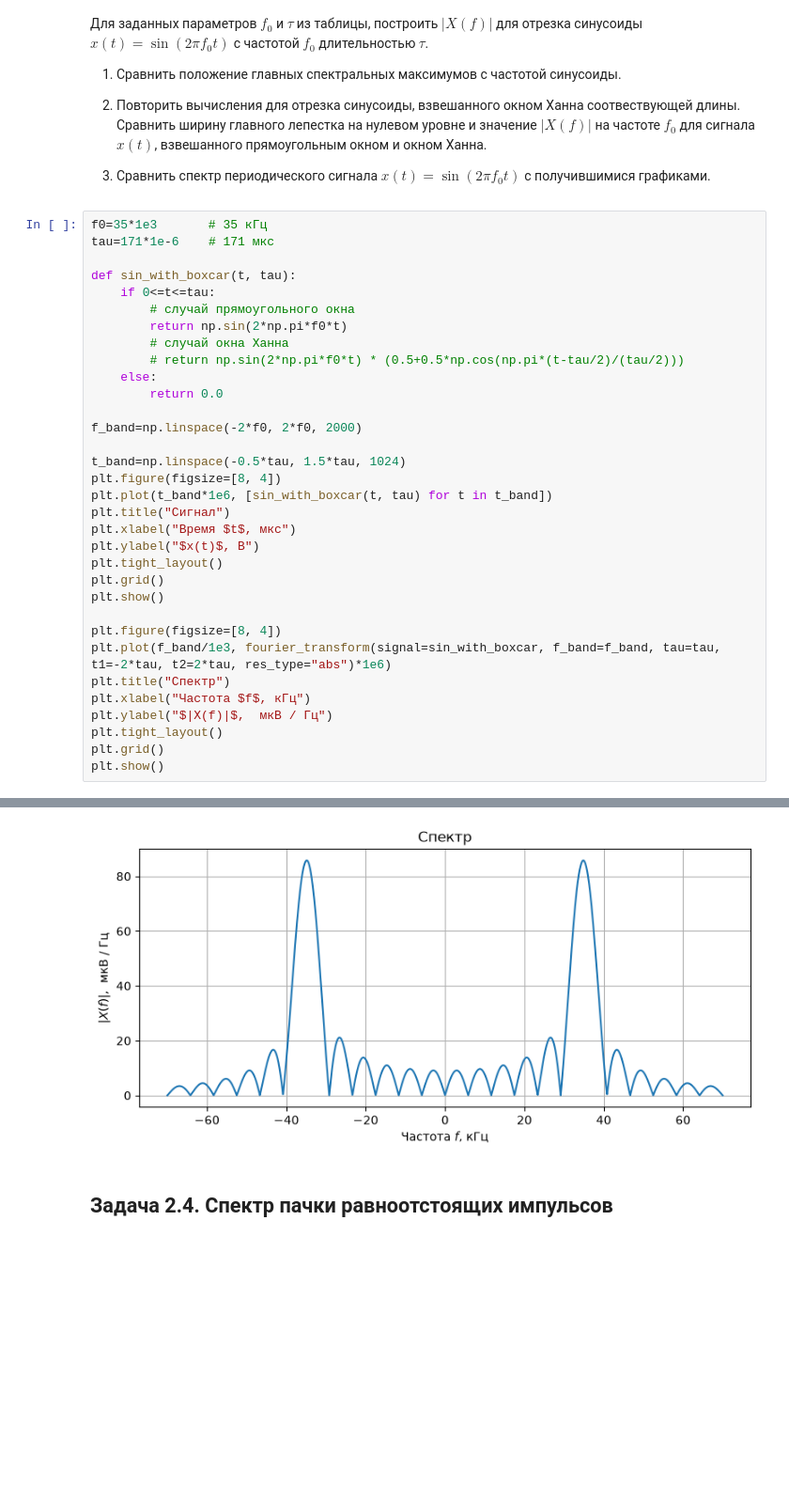
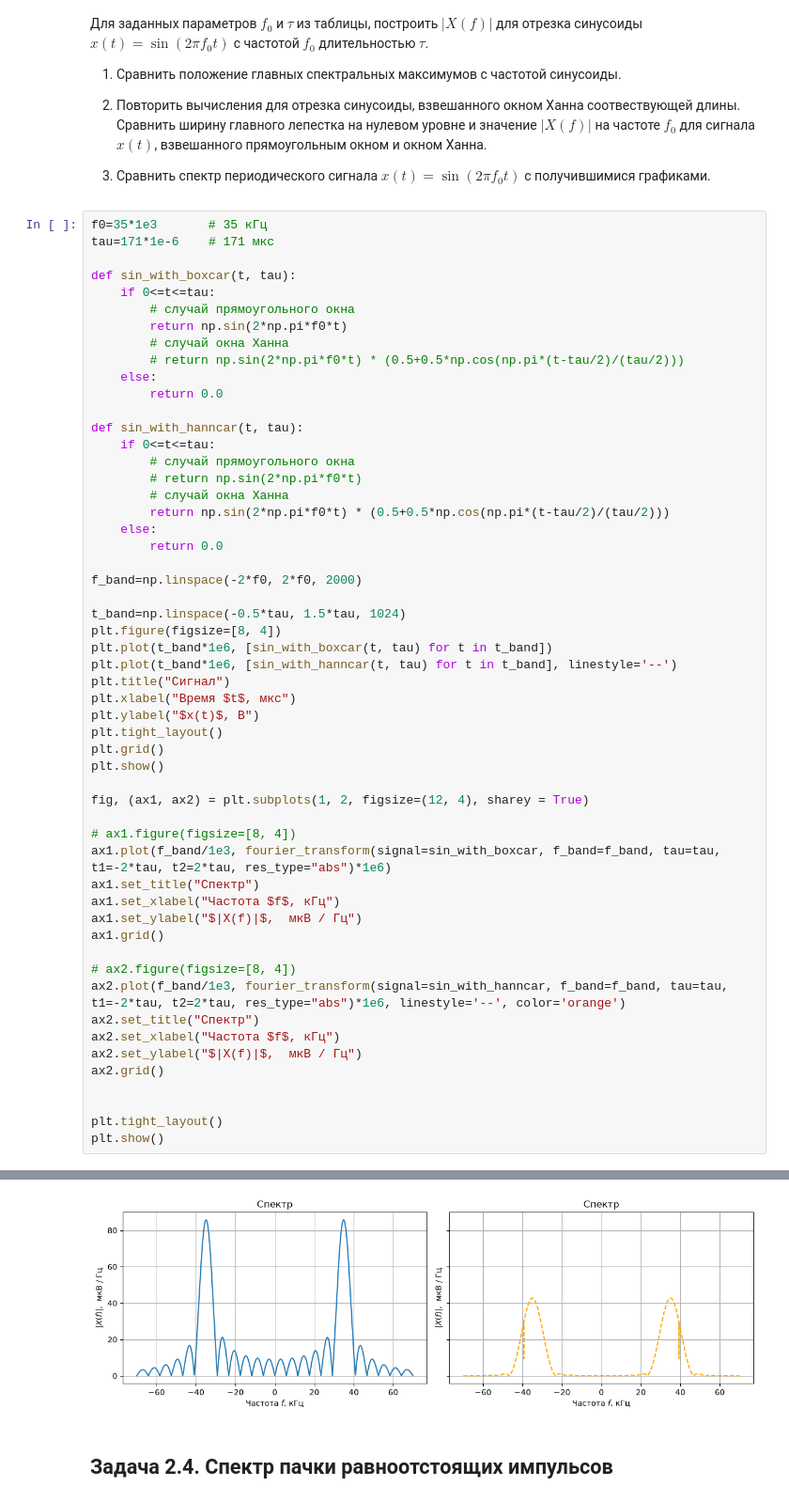
Before and after one commit to Bebriali/lab_rph, a Jupyter notebook: Lab1_task_ostashkinmaxim.ipynb, the cells around one changed output, grey strips where cells are left out. Shown at 94% size. Drawn from its saved outputs; the diff is of its cells as text; blank space fills up the shorter version.

```diff
--- a/Lab1_task_ostashkinmaxim.ipynb
+++ b/Lab1_task_ostashkinmaxim.ipynb
@@ -545,11 +562,21 @@ def sin_with_boxcar(t, tau):
     else:
         return 0.0
 
+def sin_with_hanncar(t, tau):
+    if 0<=t<=tau:
+        # случай прямоугольного окна
+        # return np.sin(2*np.pi*f0*t)
+        # случай окна Ханна
+        return np.sin(2*np.pi*f0*t) * (0.5+0.5*np.cos(np.pi*(t-tau/2)/(tau/2)))
+    else:
+        return 0.0
+
 f_band=np.linspace(-2*f0, 2*f0, 2000)
 
 t_band=np.linspace(-0.5*tau, 1.5*tau, 1024)
 plt.figure(figsize=[8, 4])
 plt.plot(t_band*1e6, [sin_with_boxcar(t, tau) for t in t_band])
+plt.plot(t_band*1e6, [sin_with_hanncar(t, tau) for t in t_band], linestyle='--')
 plt.title("Сигнал")
 plt.xlabel("Время $t$, мкс")
 plt.ylabel("$x(t)$, В")
@@ -557,12 +584,23 @@ plt.tight_layout()
 plt.grid()
 plt.show()
 
-plt.figure(figsize=[8, 4])
-plt.plot(f_band/1e3, fourier_transform(signal=sin_with_boxcar, f_band=f_band, tau=tau, t1=-2*tau, t2=2*tau, res_type="abs")*1e6)
-plt.title("Спектр")
-plt.xlabel("Частота $f$, кГц")
-plt.ylabel("$|X(f)|$,  мкВ / Гц")
+fig, (ax1, ax2) = plt.subplots(1, 2, figsize=(12, 4), sharey = True)
+
+# ax1.figure(figsize=[8, 4])
+ax1.plot(f_band/1e3, fourier_transform(signal=sin_with_boxcar, f_band=f_band, tau=tau, t1=-2*tau, t2=2*tau, res_type="abs")*1e6)
+ax1.set_title("Спектр")
+ax1.set_xlabel("Частота $f$, кГц")
+ax1.set_ylabel("$|X(f)|$,  мкВ / Гц")
+ax1.grid()
+
+# ax2.figure(figsize=[8, 4])
+ax2.plot(f_band/1e3, fourier_transform(signal=sin_with_hanncar, f_band=f_band, tau=tau, t1=-2*tau, t2=2*tau, res_type="abs")*1e6, linestyle='--', color='orange')
+ax2.set_title("Спектр")
+ax2.set_xlabel("Частота $f$, кГц")
+ax2.set_ylabel("$|X(f)|$,  мкВ / Гц")
+ax2.grid()
+
+
 plt.tight_layout()
-plt.grid()
 plt.show()
 # %% [output]
@@ -570,4 +608,4 @@ plt.show()
-[figure, old version]
+[figure, new version]
 # %% [markdown]
 ## Задача 2.4. Спектр пачки равноотстоящих импульсов
 # %% [markdown]
```
Also changed, not shown: parts of 2 cells of this notebook.
